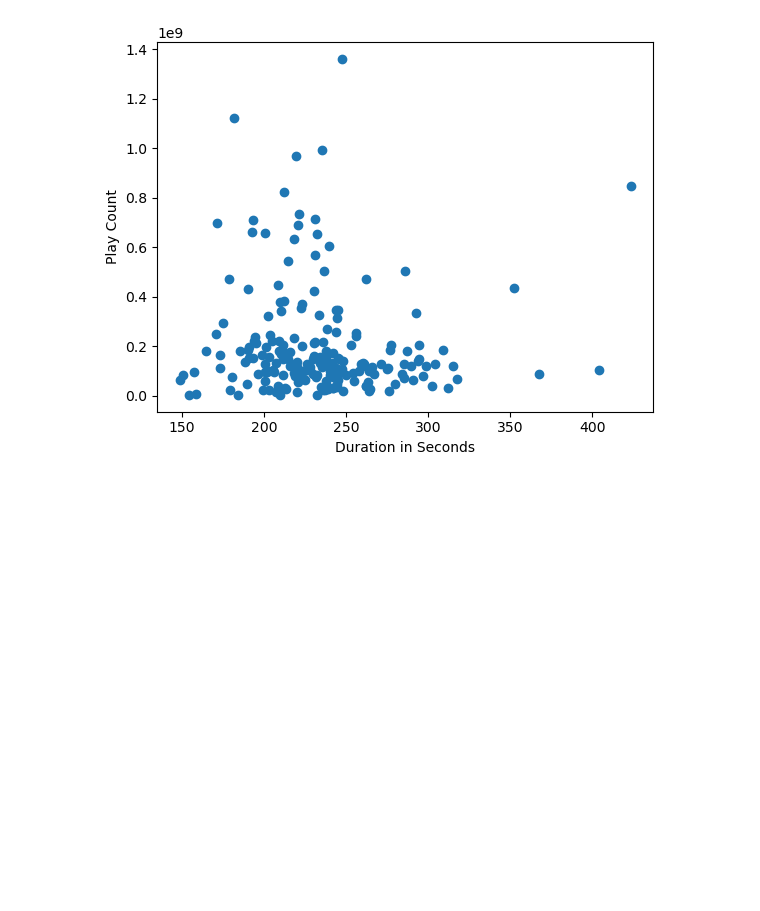
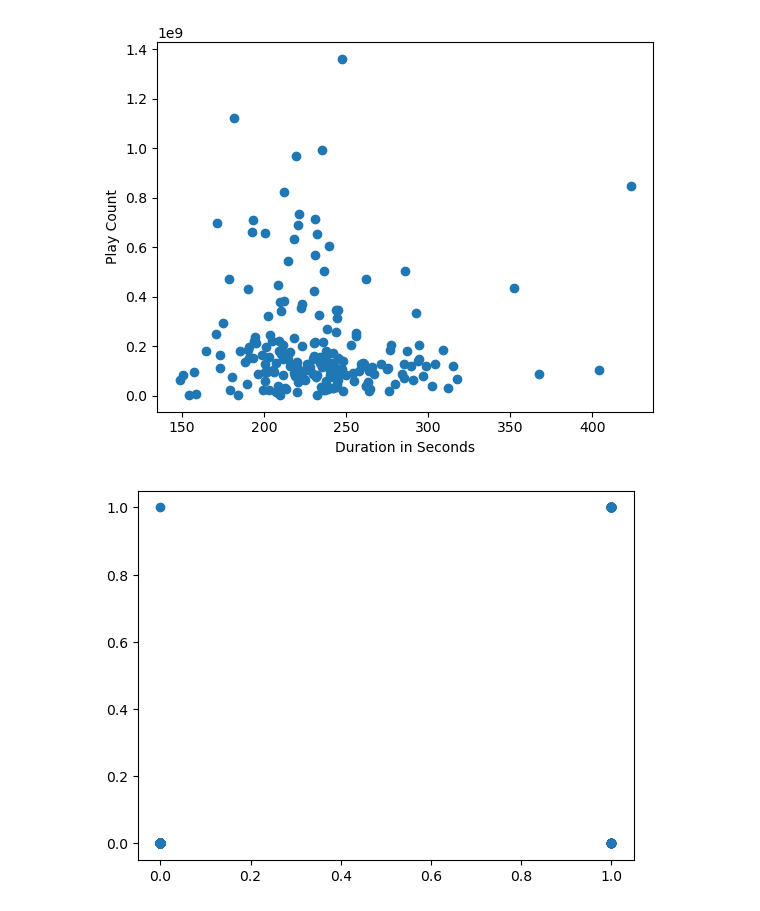
Before and after one commit to kbmoore02/Blog_3, a Jupyter notebook: EDA (Data Visualization).ipynb, the cells around one changed output. Cells and saved outputs as stored; diff of their text form; code cells hidden in the pictures; blank space fills up the shorter version.

Commit message:
singles

```diff
--- a/EDA (Data Visualization).ipynb
+++ b/EDA (Data Visualization).ipynb
@@ -87,3 +87,9 @@ plt.xlabel('Duration in Seconds')
 plt.ylabel('Play Count');
 # %% [output]
 [figure]
+# %%
+# Singles vs Music Video
+
+plt.scatter(data['Single'], data['Music Video']);
+# %% [output]
+[figure, added]
```
Also changed, not shown: parts of 2 cells of this notebook, 1 other file.
